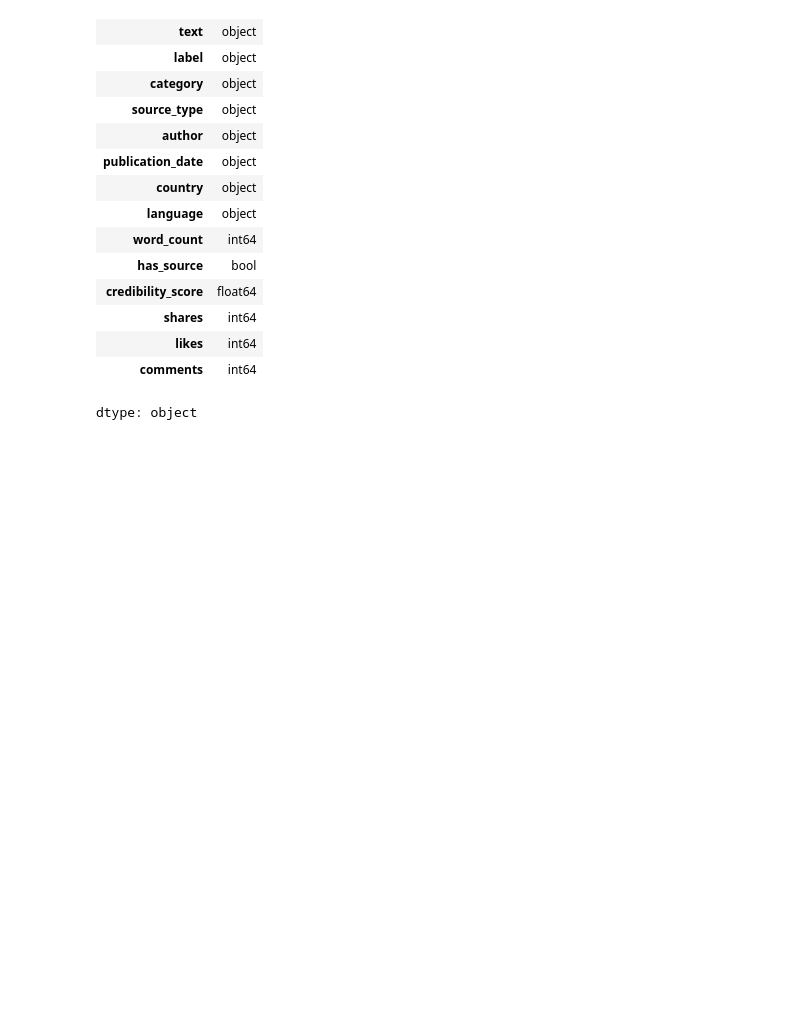
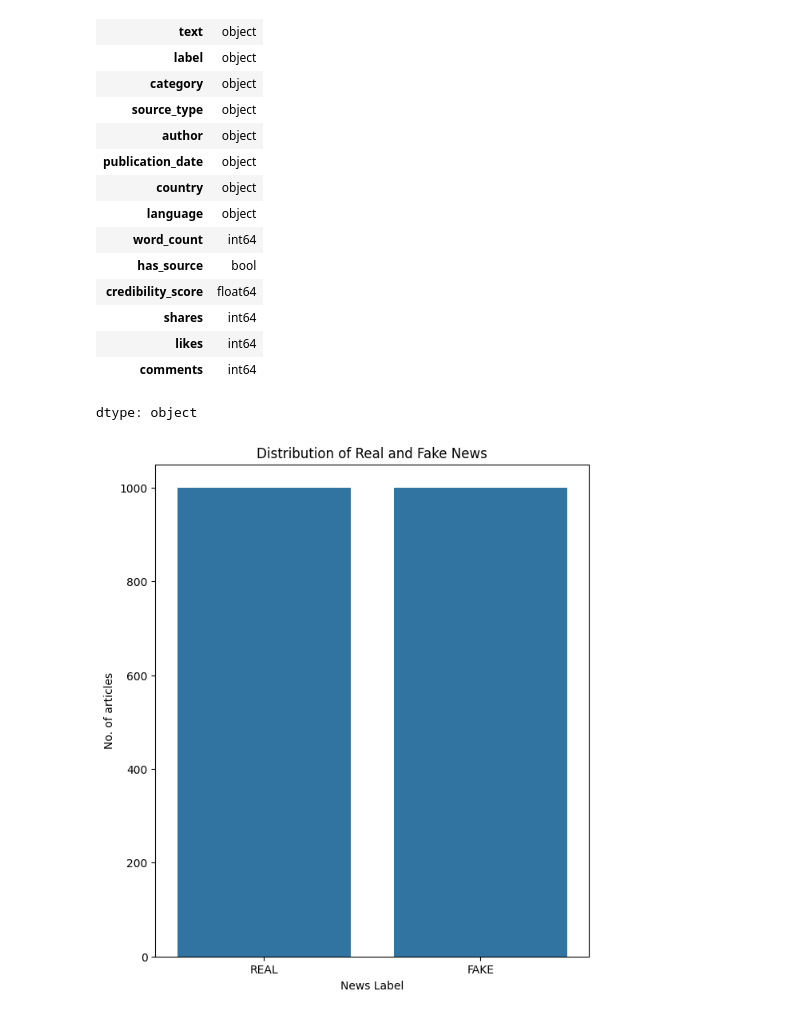
Before and after one commit to prachiandhale/The-Predictors, a Jupyter notebook: Model Train_1.ipynb, the cells around one changed output. Cells and saved outputs as stored; diff of their text form; code cells hidden in the pictures; blank space fills up the shorter version.

Commit message:
performed a data cleaning ,Exploratory data analysis and model training

```diff
--- a/Model Train_1.ipynb
+++ b/Model Train_1.ipynb
@@ -109,3 +109,12 @@ Data Types
 | likes | int64 |
 | comments | int64 |
 dtype: object
+# %%
+plt.figure(figsize=(7,8))
+sns.countplot(data=df,x="label")
+plt.title("Distribution of Real and Fake News")
+plt.xlabel("News Label")
+plt.ylabel("No. of articles")
+plt.show()
+# %% [output]
+[figure, added]
```
Also changed, not shown: parts of 3 cells of this notebook.
